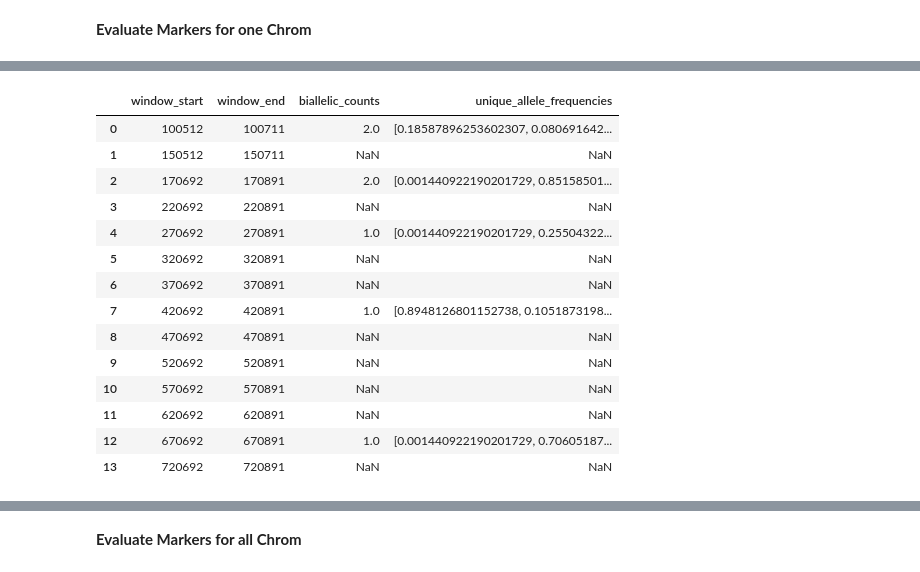
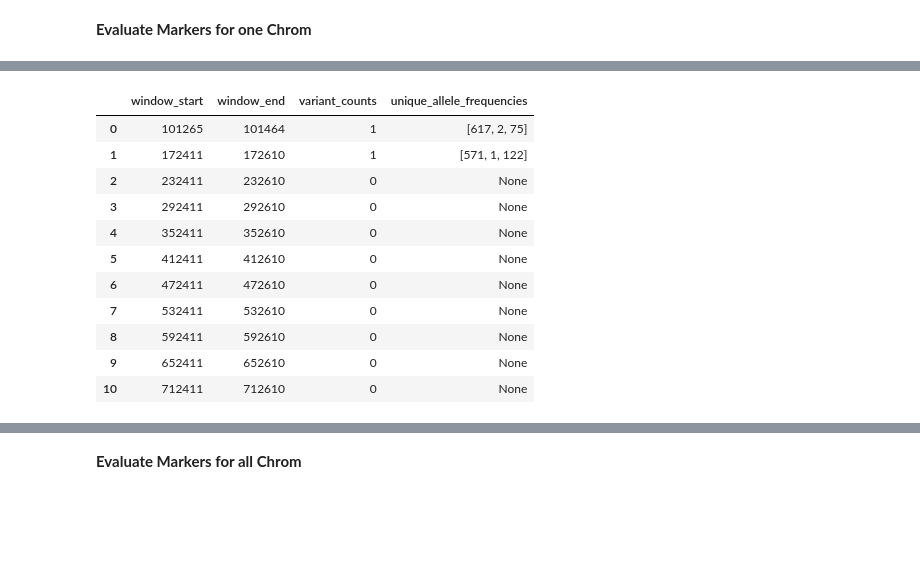
Before and after one commit to malariagen/pv-muhap, a Jupyter notebook: notebooks/marker_optimisation.ipynb, the cells around one changed output, grey strips where cells are left out. Cells and saved outputs as stored; diff of their text form; code cells hidden in the pictures; blank space fills up the shorter version.

```diff
--- a/notebooks/marker_optimisation.ipynb
+++ b/notebooks/marker_optimisation.ipynb
@@ -189,0 +169,4 @@ Data variables: (12/42)
+# %%
+pop_freq_filter = (ac_pop_freq[:, :2].min(axis=1) > 0.1) & (freq_missing < 0.1)
+variant_dataset_filtered = variant_dataset_filtered.isel(variants=pop_freq_filter)
+variant_dataset_filtered
@@ -216,3 +217,17 @@ pv4_regions.loc[pv4_regions.name=='Core']
 | 69 | PvP01_13_v1 | 987034 | 2038385 | Core |
 | 72 | PvP01_14_v1 | 30987 | 2143532 | Core |
 | 74 | PvP01_14_v1 | 2145269 | 3019711 | Core |
+# %%
+total_variants = 0
+
+for index, row in (pv4_regions.loc[pv4_regions.name=='Core']).iterrows():
+
+    filter_values = (variant_dataset_filtered['variant_chrom']==row.chrom).data
+    variant_dataset_chrom = variant_dataset_filtered.isel(variants=filter_values)
+
+    test_variants = variant_dataset_chrom.set_index(variants="variant_position", samples="sample_id")
+
+    variant_count = test_variants.sel(variants=slice(row.chromStart, row.chromEnd)).dims['variants']
+    print(variant_count)
+    total_variants += variant_count
+print('Total variants to be included in analysis : ', total_variants)
@@ -258,5 +306,5 @@ def calculate_stats(variant_dataset, window_length, step):
 # %%
-def evaluate_marker_options(variant_dataset, chrom, region_df, window_length=200, step=50000):
+def evaluate_marker_options(variant_dataset, chrom, region_df, window_length=200, step=60000):
 
     # Filter variants to chromosome and set index
     variant_dataset = filter_variants(variant_dataset, 'variant_chrom', chrom)
@@ -269,6 +317,7 @@ def evaluate_marker_options(variant_dataset, chrom, region_df, window_length=200
     unique_allele_frequencies = []
     window_start = []
     window_end = []
+    variant_counts = []
 
     # For each region
     for index, row in core_region_df.iterrows():
@@ -278,19 +327,20 @@ def evaluate_marker_options(variant_dataset, chrom, region_df, window_length=200
         variant_dataset_region = variant_dataset.sel(variants=slice(row.chromStart, row.chromEnd))
 
         # STATS
-        biallelic, gt_freqs, windows = calculate_stats(variant_dataset_region, window_length, step)
+        allele_stats, windows = calculate_stats(variant_dataset_region, window_length, step)
 
         # Concatenate results
-        biallelic_counts = biallelic_counts + list(biallelic) #Is there a better way to do this?
+#         biallelic_counts = biallelic_counts + list(biallelic) #Is there a better way to do this?
         window_start = window_start + list(windows[:,0])
         window_end = window_end + list(windows[:,1])
-        unique_allele_frequencies = unique_allele_frequencies + list(gt_freqs)
+        variant_counts = variant_counts + list(allele_stats[:,0])
+        unique_allele_frequencies = unique_allele_frequencies + list(allele_stats[:,1])
 
-    return biallelic_counts, unique_allele_frequencies, window_start, window_end
+    return variant_counts, unique_allele_frequencies, window_start, window_end
 # %% [markdown]
 **Evaluate Markers for one Chrom**
 # %%
 %%time
-biallelic_counts, unique_allele_frequencies, window_start, window_end = evaluate_marker_options(variant_dataset_filtered,
-                                                                                       'PvP01_02_v1', pv4_regions)
+variant_counts,unique_allele_frequencies,window_start,window_end=evaluate_marker_options(variant_dataset_filtered,
+                                                                                         'PvP01_03_v1', pv4_regions)
 # %% [output]
@@ -301,20 +367,17 @@ Wall time: 1min 13s
 # %%
-df = pd.DataFrame(data={'window_start':window_start,'window_end':window_end,
-                        'biallelic_counts':biallelic_counts, 'unique_allele_frequencies':unique_allele_frequencies})
-df
+PvP01_02_v1_df = pd.DataFrame(data={'window_start':window_start,'window_end':window_end,
+                        'variant_counts':variant_counts, 'unique_allele_frequencies':unique_allele_frequencies})
+PvP01_02_v1_df
 # %% [output]
-|  | window_start | window_end | biallelic_counts | unique_allele_frequencies |
-| 0 | 100512 | 100711 | 2.0 | [0.18587896253602307, 0.080691642... |
-| 1 | 150512 | 150711 | NaN | NaN |
-| 2 | 170692 | 170891 | 2.0 | [0.001440922190201729, 0.85158501... |
-| 3 | 220692 | 220891 | NaN | NaN |
-| 4 | 270692 | 270891 | 1.0 | [0.001440922190201729, 0.25504322... |
-| 5 | 320692 | 320891 | NaN | NaN |
-| 6 | 370692 | 370891 | NaN | NaN |
-| 7 | 420692 | 420891 | 1.0 | [0.8948126801152738, 0.1051873198... |
-| 8 | 470692 | 470891 | NaN | NaN |
-| 9 | 520692 | 520891 | NaN | NaN |
-| 10 | 570692 | 570891 | NaN | NaN |
-| 11 | 620692 | 620891 | NaN | NaN |
-| 12 | 670692 | 670891 | 1.0 | [0.001440922190201729, 0.70605187... |
-| 13 | 720692 | 720891 | NaN | NaN |
+|  | window_start | window_end | variant_counts | unique_allele_frequencies |
+| 0 | 101265 | 101464 | 1 | [617, 2, 75] |
+| 1 | 172411 | 172610 | 1 | [571, 1, 122] |
+| 2 | 232411 | 232610 | 0 | None |
+| 3 | 292411 | 292610 | 0 | None |
+| 4 | 352411 | 352610 | 0 | None |
+| 5 | 412411 | 412610 | 0 | None |
+| 6 | 472411 | 472610 | 0 | None |
+| 7 | 532411 | 532610 | 0 | None |
+| 8 | 592411 | 592610 | 0 | None |
+| 9 | 652411 | 652610 | 0 | None |
+| 10 | 712411 | 712610 | 0 | None |
```
Also changed, not shown: parts of 69 cells of this notebook.
